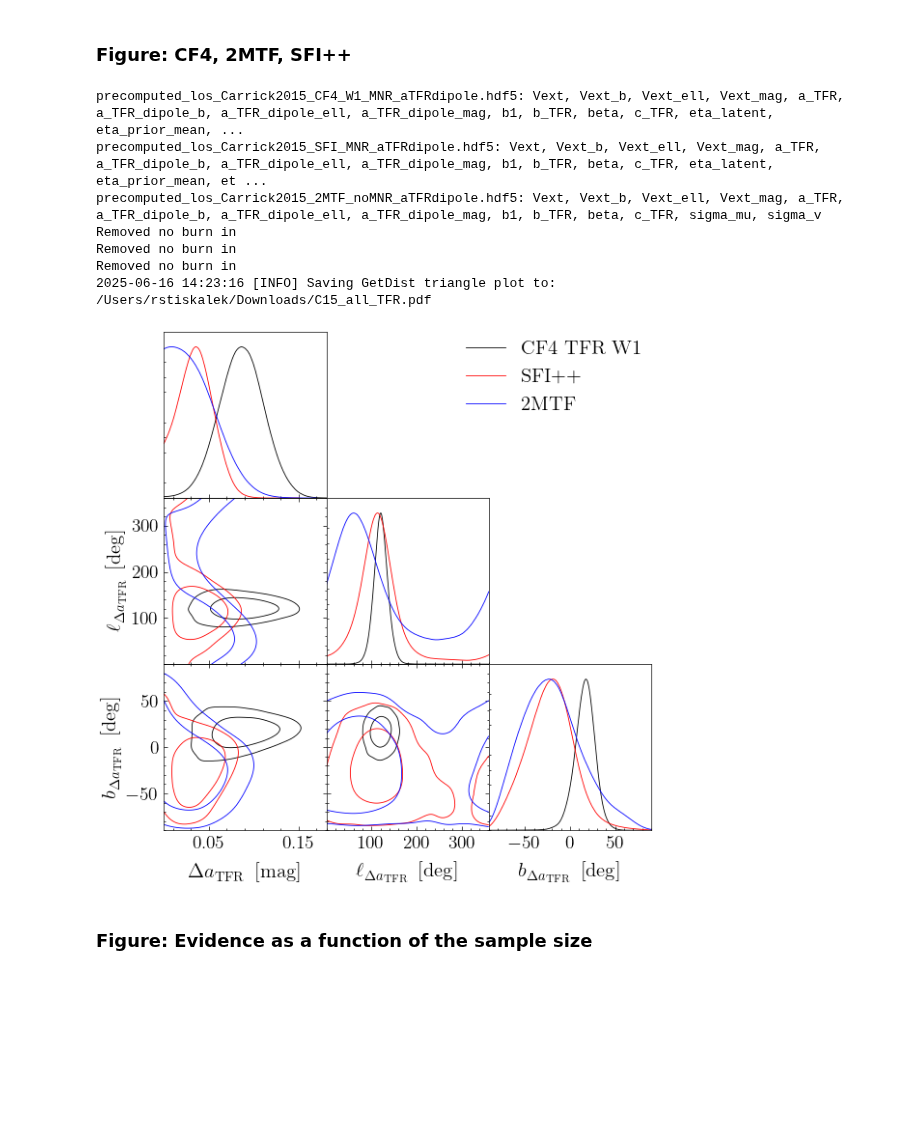
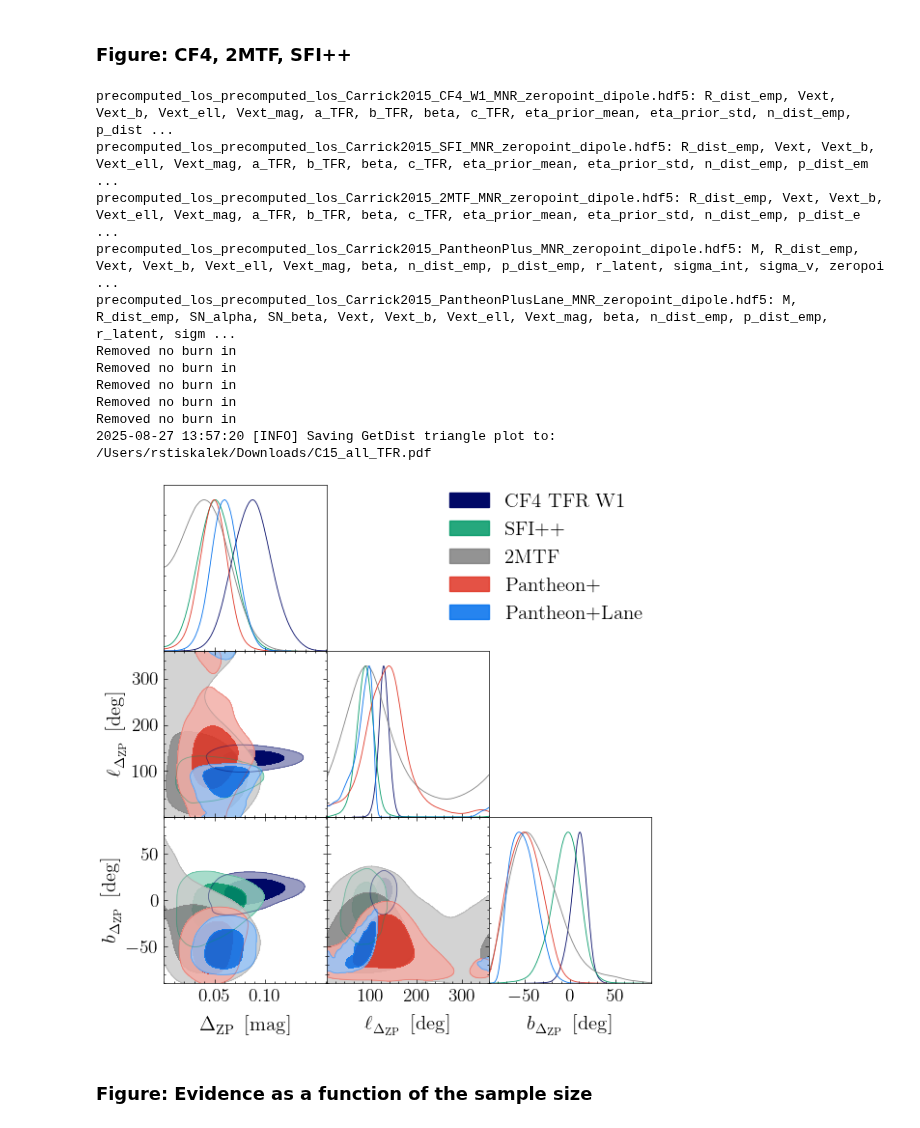
Before and after one commit to candel-cosmo/CANDEL, a Jupyter notebook: notebooks/paper_H0_dipole/main_dH0_TFR.ipynb, the cells around one changed output. Saved outputs shown, nothing was run; the diff lists cells and outputs as text; code cells hidden in the pictures; blank space fills up the shorter version.

```diff
--- a/notebooks/paper_H0_dipole/main_dH0_TFR.ipynb
+++ b/notebooks/paper_H0_dipole/main_dH0_TFR.ipynb
@@ -25,6 +22,7 @@ config_path = "/Users/rstiskalek/Projects/CANDEL/scripts/runs/config.toml"
 config = candel.load_config(config_path, )
 
 
-root = join(config["root_main"], "results", "CF4_H0_anisotropy")
+# root = join(config["root_main"], "results", "dH0")
+root = join("/Users/rstiskalek/Projects/CANDEL/", "results", "dH0")
 print(f"root: {root}")
 # %% [output]
@@ -269,0 +282,4 @@ Removed no burn in
+# %%
+with File(fname, 'r') as f:
+    grp = f['samples']
+    print(f"keys: {list(grp.keys())}")
@@ -288,36 +306,44 @@ Removed no burn in
 ### Figure: CF4, 2MTF, SFI++
 # %%
 fnames = [
-    "precomputed_los_Carrick2015_CF4_W1_MNR_aTFRdipole.hdf5",
-    "precomputed_los_Carrick2015_SFI_MNR_aTFRdipole.hdf5",
-    "precomputed_los_Carrick2015_2MTF_noMNR_aTFRdipole.hdf5",
+    "precomputed_los_Carrick2015_CF4_W1_MNR_zeropoint_dipole.hdf5",
+    "precomputed_los_Carrick2015_SFI_MNR_zeropoint_dipole.hdf5",
+    "precomputed_los_Carrick2015_2MTF_MNR_zeropoint_dipole.hdf5",
+    "precomputed_los_Carrick2015_PantheonPlus_MNR_zeropoint_dipole.hdf5",
+    "precomputed_los_Carrick2015_PantheonPlusLane_MNR_zeropoint_dipole.hdf5",
     ]
 
 labels = [
     "CF4 TFR W1",
     "SFI++",
     "2MTF",
+    "Pantheon+",
+    "Pantheon+Lane",
 ]
 
-fnames = [join(root, f) for f in fnames]
+fnames = [join(root, "precomputed_los_" + f) for f in fnames]
 
 plot_corner_from_hdf5(
     fnames,
     labels=labels,
     fontsize=18,
-    keys=["a_TFR_dipole_mag", "a_TFR_dipole_ell", "a_TFR_dipole_b",],
-    filled=False,
+    keys=["zeropoint_dipole_mag", "zeropoint_dipole_ell", "zeropoint_dipole_b",],
+    filled=True,
     filename="/Users/rstiskalek/Downloads/C15_all_TFR.pdf",
     )
 # %% [output]
-precomputed_los_Carrick2015_CF4_W1_MNR_aTFRdipole.hdf5: Vext, Vext_b, Vext_ell, Vext_mag, a_TFR, a_TFR_dipole_b, a_TFR_dipole_ell, a_TFR_dipole_mag, b1, b_TFR, beta, c_TFR, eta_latent, eta_prior_mean, ...
-precomputed_los_Carrick2015_SFI_MNR_aTFRdipole.hdf5: Vext, Vext_b, Vext_ell, Vext_mag, a_TFR, a_TFR_dipole_b, a_TFR_dipole_ell, a_TFR_dipole_mag, b1, b_TFR, beta, c_TFR, eta_latent, eta_prior_mean, et ...
-precomputed_los_Carrick2015_2MTF_noMNR_aTFRdipole.hdf5: Vext, Vext_b, Vext_ell, Vext_mag, a_TFR, a_TFR_dipole_b, a_TFR_dipole_ell, a_TFR_dipole_mag, b1, b_TFR, beta, c_TFR, sigma_mu, sigma_v
+precomputed_los_precomputed_los_Carrick2015_CF4_W1_MNR_zeropoint_dipole.hdf5: R_dist_emp, Vext, Vext_b, Vext_ell, Vext_mag, a_TFR, b_TFR, beta, c_TFR, eta_prior_mean, eta_prior_std, n_dist_emp, p_dist ...
+precomputed_los_precomputed_los_Carrick2015_SFI_MNR_zeropoint_dipole.hdf5: R_dist_emp, Vext, Vext_b, Vext_ell, Vext_mag, a_TFR, b_TFR, beta, c_TFR, eta_prior_mean, eta_prior_std, n_dist_emp, p_dist_em ...
+precomputed_los_precomputed_los_Carrick2015_2MTF_MNR_zeropoint_dipole.hdf5: R_dist_emp, Vext, Vext_b, Vext_ell, Vext_mag, a_TFR, b_TFR, beta, c_TFR, eta_prior_mean, eta_prior_std, n_dist_emp, p_dist_e ...
+precomputed_los_precomputed_los_Carrick2015_PantheonPlus_MNR_zeropoint_dipole.hdf5: M, R_dist_emp, Vext, Vext_b, Vext_ell, Vext_mag, beta, n_dist_emp, p_dist_emp, r_latent, sigma_int, sigma_v, zeropoi ...
+precomputed_los_precomputed_los_Carrick2015_PantheonPlusLane_MNR_zeropoint_dipole.hdf5: M, R_dist_emp, SN_alpha, SN_beta, Vext, Vext_b, Vext_ell, Vext_mag, beta, n_dist_emp, p_dist_emp, r_latent, sigm ...
 Removed no burn in
 Removed no burn in
 Removed no burn in
-2025-06-16 14:23:16 [INFO] Saving GetDist triangle plot to: /Users/rstiskalek/Downloads/C15_all_TFR.pdf
+Removed no burn in
+Removed no burn in
+2025-08-27 13:57:20 [INFO] Saving GetDist triangle plot to: /Users/rstiskalek/Downloads/C15_all_TFR.pdf
-[figure, old version]
+[figure, new version]
 # %% [markdown]
 ### Figure: Evidence as a function of the sample size
 # %%
```
Also changed, not shown: parts of 18 cells of this notebook, 22 other files.
